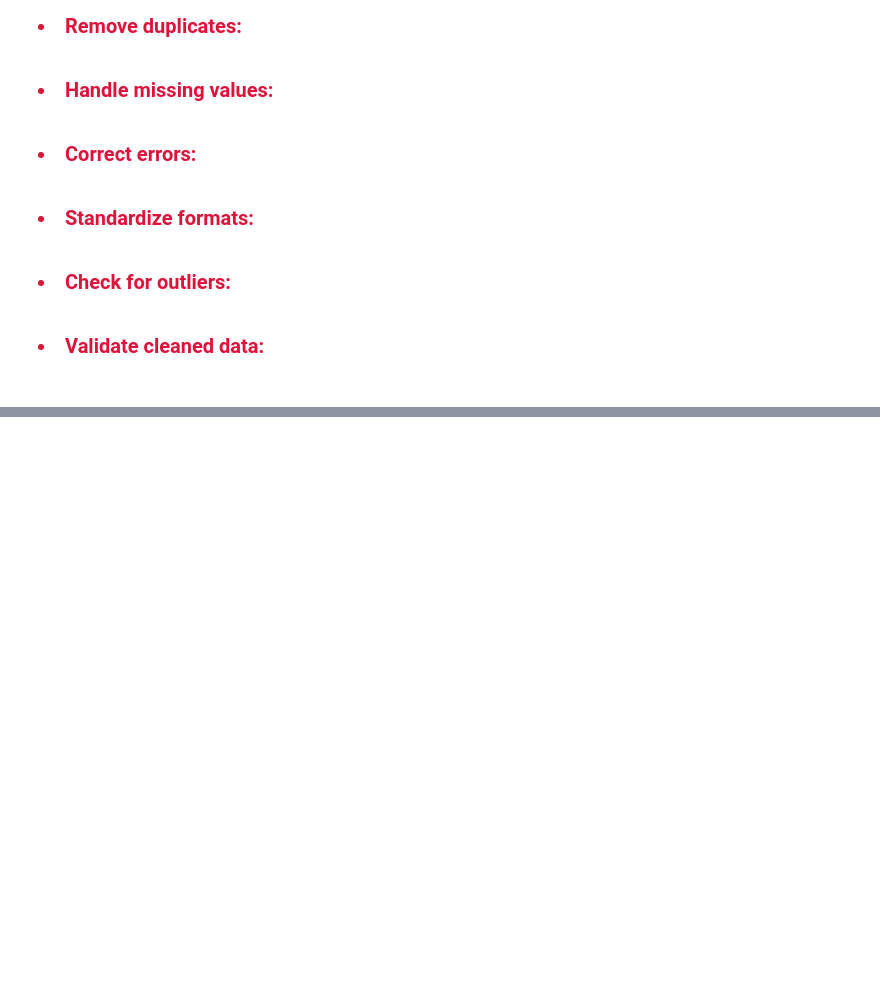
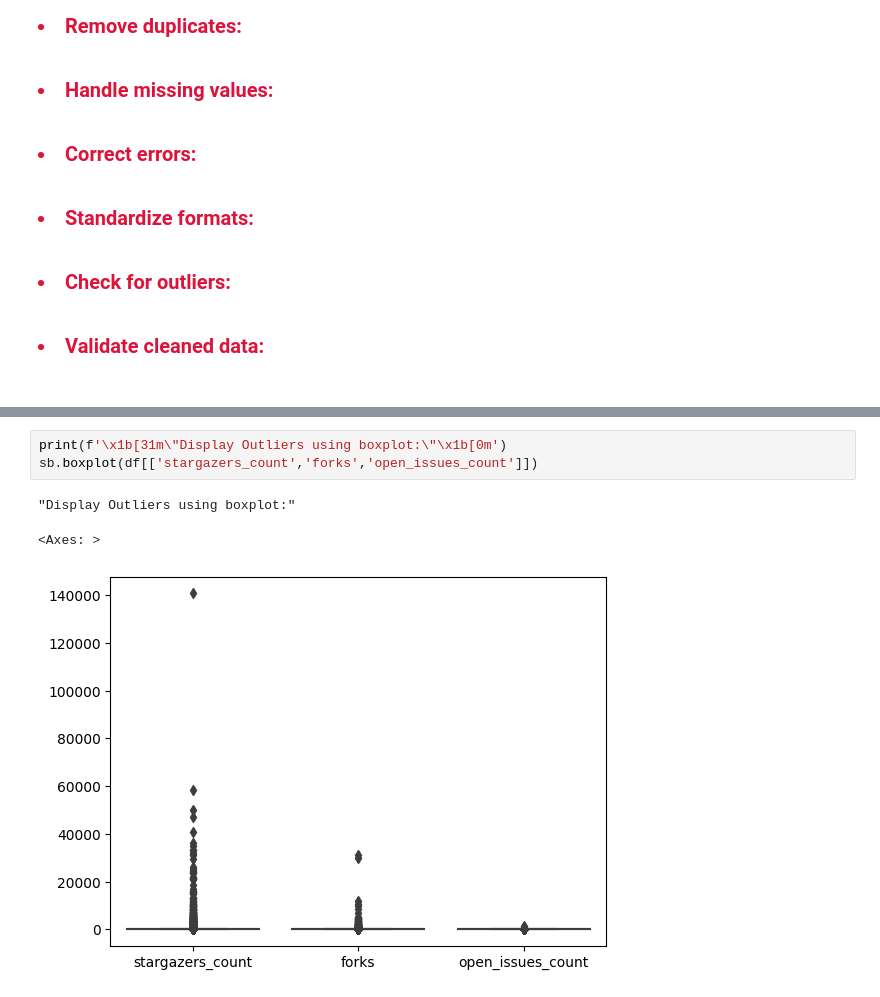
Before and after one commit to yassinessadi/data-engineer-youcode, a Jupyter notebook: Brief_github_cleaning/cleaning_github.ipynb, the cells around one changed output, grey strips where cells are left out. Drawn from its saved outputs; the diff is of its cells as text; blank space fills up the shorter version.

```diff
--- a/Brief_github_cleaning/cleaning_github.ipynb
+++ b/Brief_github_cleaning/cleaning_github.ipynb
@@ -239,0 +250,7 @@ dtype: object
+# %%
+print(f'\x1b[31m\"Display Outliers using boxplot:\"\x1b[0m')
+sb.boxplot(df[['stargazers_count','forks','open_issues_count']])
+# %% [output]
+"Display Outliers using boxplot:"
+<Axes: >
+[figure, added]
```
Also changed, not shown: parts of 22 cells of this notebook.
